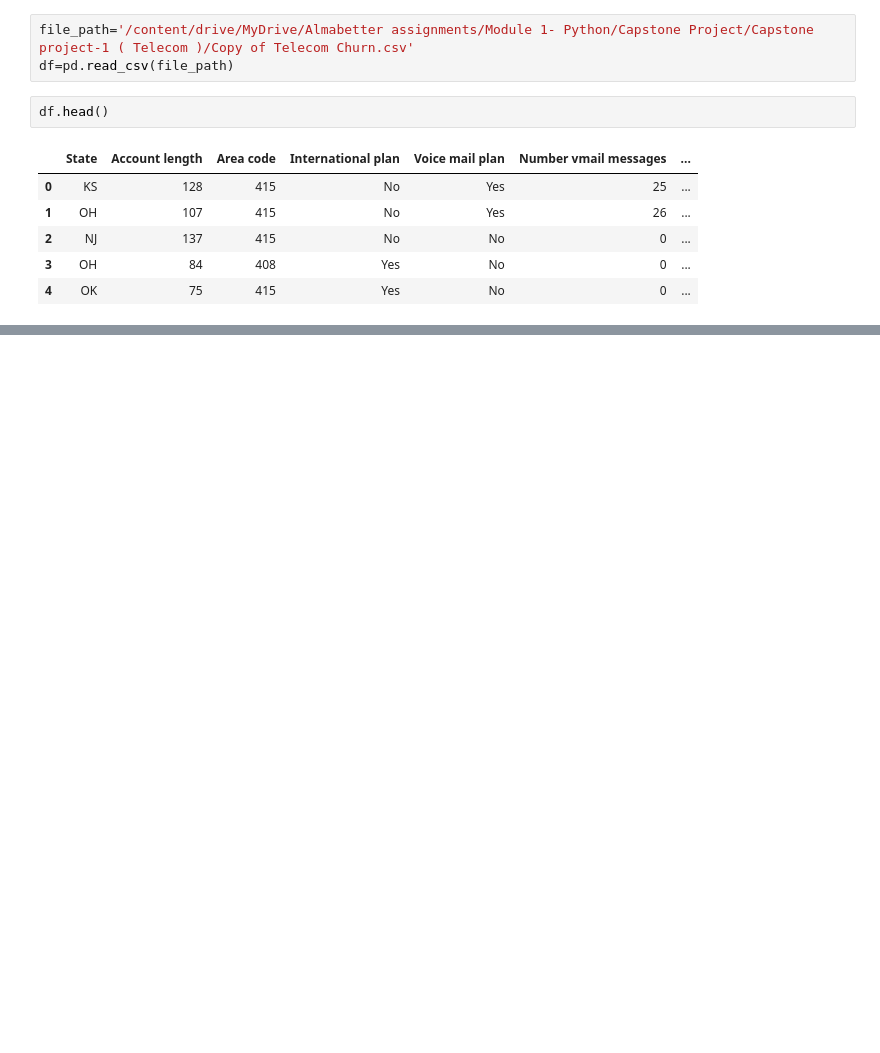
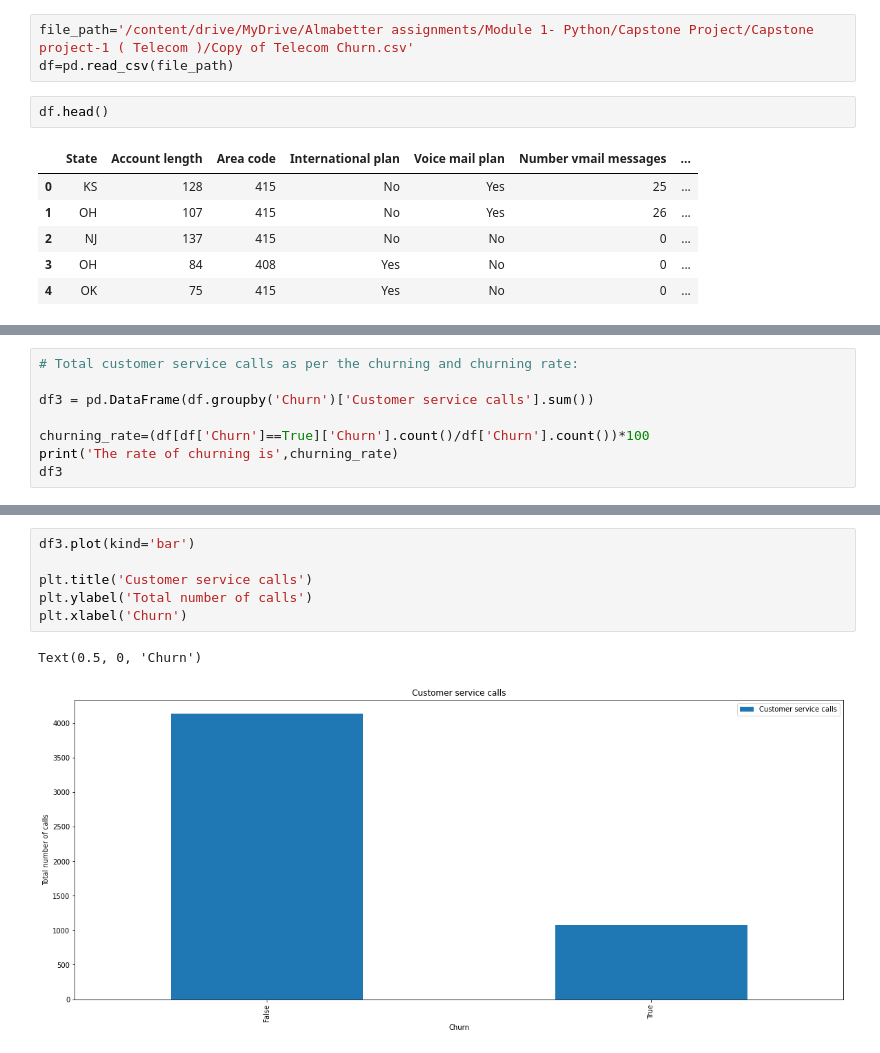
Before and after one commit to Peeyush2027/Telecom-churn-analysis, a Jupyter notebook: CH_Peeyush_Jain_Telecom_Churn_Analysis_Capstone_Project.ipynb, the cells around one changed output, grey strips where cells are left out. Saved outputs shown, nothing was run; the diff lists cells and outputs as text; blank space fills up the shorter version.

```diff
--- a/CH_Peeyush_Jain_Telecom_Churn_Analysis_Capstone_Project.ipynb
+++ b/CH_Peeyush_Jain_Telecom_Churn_Analysis_Capstone_Project.ipynb
@@ -31,0 +91,8 @@ df.head()
+# %%
+# Total customer service calls as per the churning and churning rate:
+
+df3 = pd.DataFrame(df.groupby('Churn')['Customer service calls'].sum())
+
+churning_rate=(df[df['Churn']==True]['Churn'].count()/df['Churn'].count())*100
+print('The rate of churning is',churning_rate)
+df3
@@ -31,0 +105,9 @@ df.head()
+# %%
+df3.plot(kind='bar')
+
+plt.title('Customer service calls')
+plt.ylabel('Total number of calls')
+plt.xlabel('Churn')
+# %% [output]
+Text(0.5, 0, 'Churn')
+[figure, added]
```
Also changed, not shown: parts of 23 cells of this notebook.
